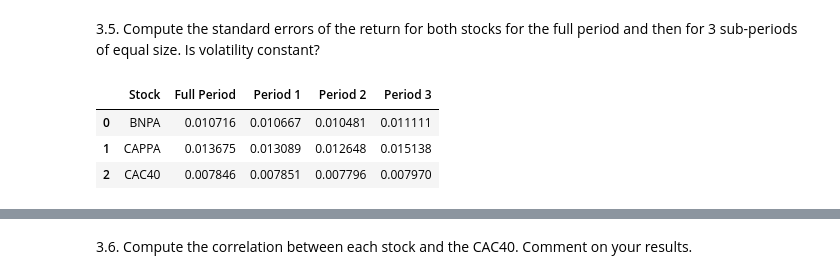
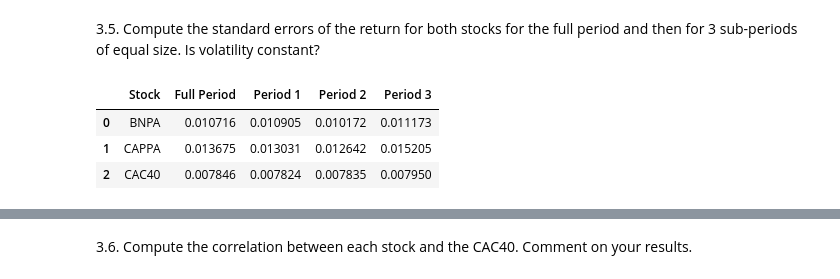
Before and after one commit to yurialvizi/mods205-digital-finance, a Jupyter notebook: project.ipynb, the cells around one changed output, grey strips where cells are left out. Saved outputs shown, nothing was run; the diff lists cells and outputs as text; code cells hidden in the pictures.

```diff
--- a/project.ipynb
+++ b/project.ipynb
@@ -33,7 +38,8 @@ cappa_df['Date'] = pd.to_datetime(cappa_df['Date'])
 fchi_df['Date'] = pd.to_datetime(fchi_df['Date'])
 irx_df['Date'] = pd.to_datetime(irx_df['Date'])
 
-all_dates = pd.concat([bnpa_df['Date'], cappa_df['Date'], fchi_df['Date'], irx_df['Date']])
+all_dates = pd.concat([bnpa_df['Date'], cappa_df['Date'],
+                      fchi_df['Date'], irx_df['Date']])
 unique_dates = all_dates.unique()
 
 unique_dates = sorted(unique_dates)
@@ -105,12 +111,13 @@ plt.show()
 3.3. Compute the return for both stocks and for the CAC40 index. Comment on your results.
 # %%
 # Compute daily returns
-bnpa_daily_returns = bnpa_df['Close'].pct_change()
-cappa_daily_returns = cappa_df['Close'].pct_change()
-cac40_daily_returns = fchi_df['Close'].pct_change()
+bnpa_daily_returns = bnpa_df['Close'].pct_change().dropna()
+cappa_daily_returns = cappa_df['Close'].pct_change().dropna()
+cac40_daily_returns = fchi_df['Close'].pct_change().dropna()
 
 # Plot daily returns for BNPA
-plt.plot(bnpa_daily_returns.index, bnpa_daily_returns, label='BNPA', color='blue')
+plt.plot(bnpa_daily_returns.index, bnpa_daily_returns,
+         label='BNPA', color='blue')
 plt.title('BNPA Daily Returns')
 plt.xlabel('Date')
 plt.ylabel('Returns')
@@ -118,7 +125,8 @@ plt.legend()
 plt.show()
 
 # Plot daily returns for CAPPA
-plt.plot(cappa_daily_returns.index, cappa_daily_returns, label='CAPPA', color='red')
+plt.plot(cappa_daily_returns.index, cappa_daily_returns,
+         label='CAPPA', color='red')
 plt.title('CAPPA Daily Returns')
 plt.xlabel('Date')
 plt.ylabel('Returns')
@@ -126,7 +134,8 @@ plt.legend()
 plt.show()
 
 # Plot daily returns for CAC40
-plt.plot(cac40_daily_returns.index, cac40_daily_returns, label='CAC40', color='green')
+plt.plot(cac40_daily_returns.index, cac40_daily_returns,
+         label='CAC40', color='green')
 plt.title('CAC40 Daily Returns')
 plt.xlabel('Date')
 plt.ylabel('Returns')
@@ -184,34 +193,39 @@ sub-periods of equal size. Is volatility constant?
 # %%
 # Compute the standard errors of the return for the full period
 bnpa_std_full_error = bnpa_daily_returns.std()
 cappa_std_full_error = cappa_daily_returns.std()
 cac40_std_full_error = cac40_daily_returns.std()
+
 
 # Divide the daily returns into three periods
 bnpa_returns_periods = np.array_split(bnpa_daily_returns, 3)
 cappa_returns_periods = np.array_split(cappa_daily_returns, 3)
 cac40_returns_periods = np.array_split(cac40_daily_returns, 3)
 
 # Calculate the standard deviation of each period
 bnpa_std_periods = [period.std() for period in bnpa_returns_periods]
 cappa_std_periods = [period.std() for period in cappa_returns_periods]
 cac40_std_periods = [period.std() for period in cac40_returns_periods]
 
+
 # Print the standard deviation of each period
 # Create a dictionary with the data
+
+
 data = {'Stock': ['BNPA', 'CAPPA', 'CAC40'],
         'Full Period': [bnpa_std_full_error, cappa_std_full_error, cac40_std_full_error],
         'Period 1': [bnpa_std_periods[0], cappa_std_periods[0], cac40_std_periods[0]],
         'Period 2': [bnpa_std_periods[1], cappa_std_periods[1], cac40_std_periods[1]],
         'Period 3': [bnpa_std_periods[2], cappa_std_periods[2], cac40_std_periods[2]]}
 
 # Create the dataframe
-df = pd.DataFrame(data)
+standardErrorsDf = pd.DataFrame(data)
+
 
 # Show the dataframe
-df
+standardErrorsDf
 # %% [output]
 |  | Stock | Full Period | Period 1 | Period 2 | Period 3 |
-| 0 | BNPA | 0.010716 | 0.010667 | 0.010481 | 0.011111 |
-| 1 | CAPPA | 0.013675 | 0.013089 | 0.012648 | 0.015138 |
-| 2 | CAC40 | 0.007846 | 0.007851 | 0.007796 | 0.007970 |
+| 0 | BNPA | 0.010716 | 0.010905 | 0.010172 | 0.011173 |
+| 1 | CAPPA | 0.013675 | 0.013031 | 0.012642 | 0.015205 |
+| 2 | CAC40 | 0.007846 | 0.007824 | 0.007835 | 0.007950 |
```
Also changed, not shown: parts of 6 cells of this notebook.
